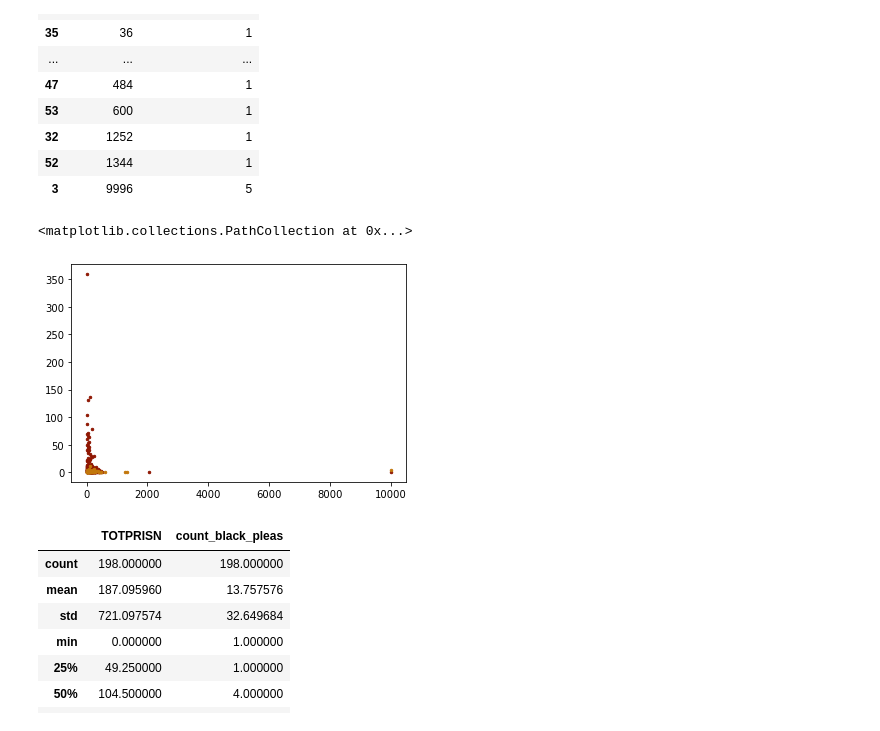
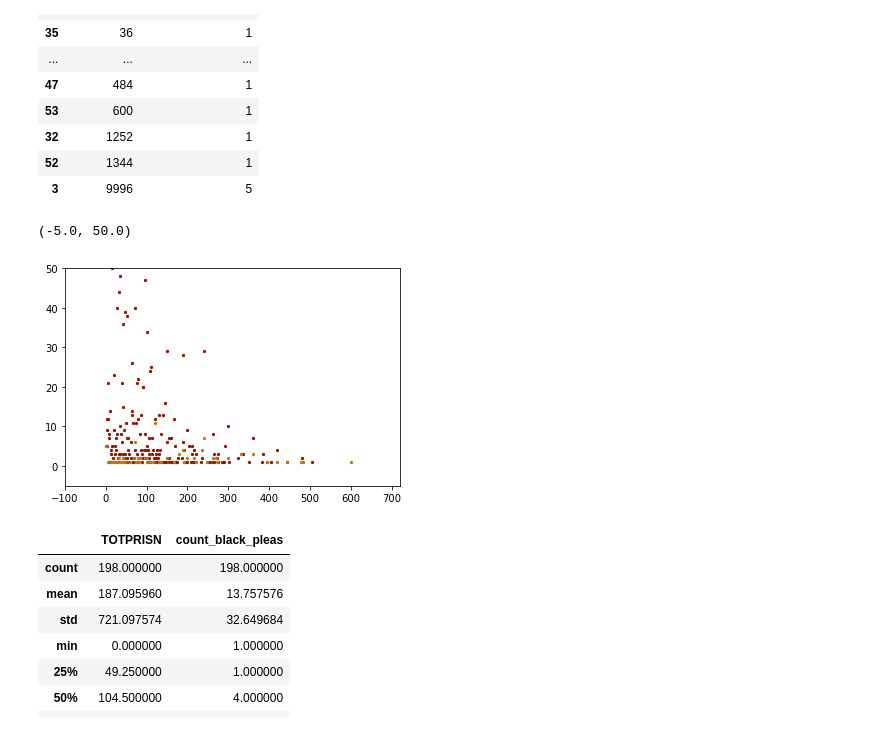
Before and after one commit to jenwhitson/sentencing_project, a Jupyter notebook: notebooks/individual_offender_eda.ipynb, the cells around one changed output. Drawn from its saved outputs; the diff is of its cells as text; code cells hidden in the pictures.

```diff
--- a/notebooks/individual_offender_eda.ipynb
+++ b/notebooks/individual_offender_eda.ipynb
@@ -12,3 +12,20 @@ opafy16 = pd.read_csv('../data/opafy16trim.csv')
 opafy17 = pd.read_csv('../data/opafy17trim.csv')
 opafy18 = pd.read_csv('../data/opafy18trim.csv')
 opafy19 = pd.read_csv('../data/opafy19trim.csv')
+# %%
+violence15 = pd.read_csv('../data/violence15.csv')
+violence16 = pd.read_csv('../data/violence16.csv')
+violence17 = pd.read_csv('../data/violence17.csv')
+violence18 = pd.read_csv('../data/violence18.csv')
+violence19 = pd.read_csv('../data/violence19.csv')
+# %%
+opafy15 = pd.merge(opafy15, violence15,
+                  on = 'USSCIDN', how = 'left')
+opafy16 = pd.merge(opafy16, violence16,
+                  on = 'USSCIDN', how = 'left')
+opafy17 = pd.merge(opafy17, violence17,
+                  on = 'USSCIDN', how = 'left')
+opafy18 = pd.merge(opafy18, violence18,
+                  on = 'USSCIDN', how = 'left')
+opafy19 = pd.merge(opafy19, violence19,
+                  on = 'USSCIDN', how = 'left')
@@ -2046,11 +2071,13 @@ black_trials_df
 | 52 | 1344 | 1 |
 | 3 | 9996 | 5 |
 # %%
-plt.scatter('TOTPRISN', 'count_black_pleas', data = black_pleas_df, s = 6, color = '#8F1703')
-plt.scatter('TOTPRISN', 'count_black_trials', data = black_trials_df, s = 6, color = '#C2770C')
+plt.scatter('TOTPRISN', 'count_black_pleas', data = black_pleas_df, s = 5, color = '#8F1703')
+plt.scatter('TOTPRISN', 'count_black_trials', data = black_trials_df, s = 5, color = '#C2770C')
+plt.xlim(-100, 720)
+plt.ylim(-5, 50)
 # %% [output]
-<matplotlib.collections.PathCollection at 0x...>
+(-5.0, 50.0)
-[figure, old version]
+[figure, new version]
 # %%
 black_pleas_df.describe()
 # %% [output]
```
Also changed, not shown: parts of 16 cells of this notebook.
